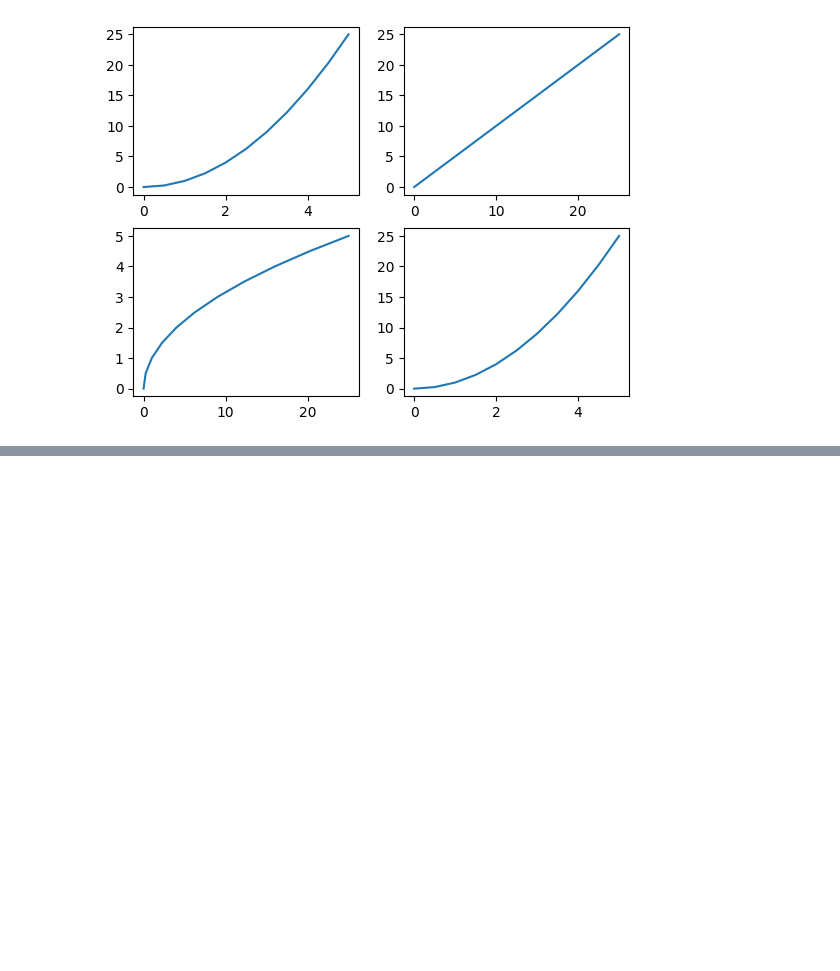
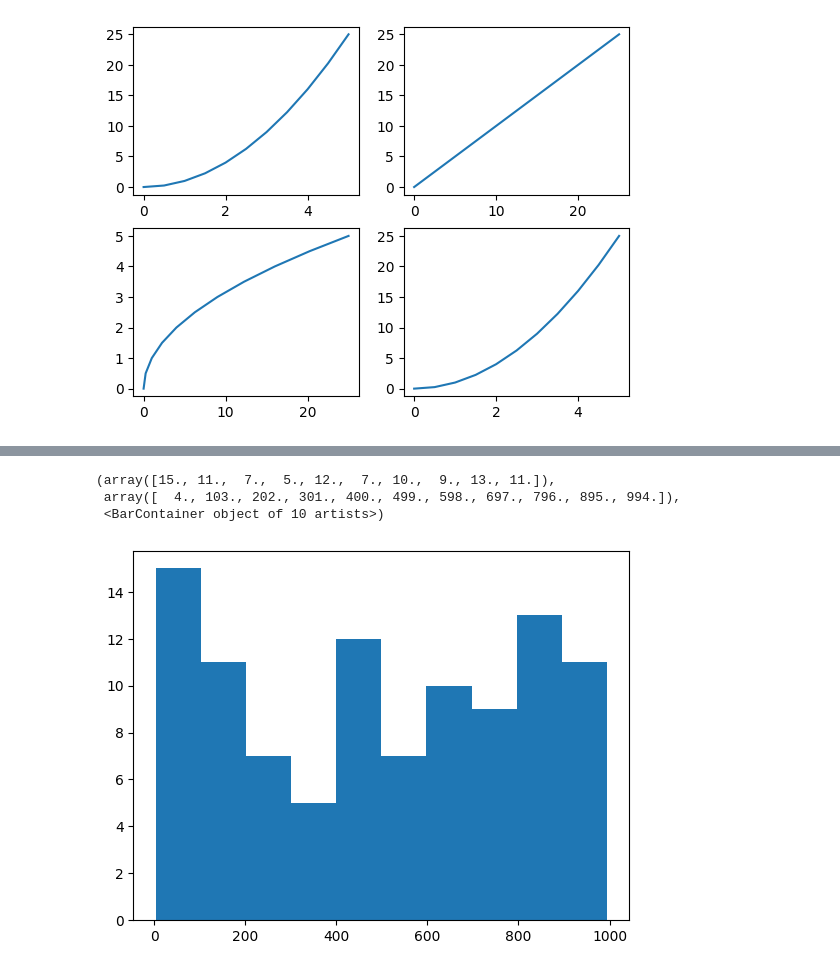
Before and after one commit to talhaghauridev/learn-data-visualization, a Jupyter notebook: 1_matplotlib.ipynb, the cells around one changed output, grey strips where cells are left out. Saved outputs shown, nothing was run; the diff lists cells and outputs as text; code cells hidden in the pictures; blank space fills up the shorter version.

```diff
--- a/1_matplotlib.ipynb
+++ b/1_matplotlib.ipynb
@@ -56,0 +75,9 @@ plt.plot(x**2,x**2)
+# %%
+from random import sample
+data = sample(range(1,1000),100)
+plt.hist(data)
+# %% [output]
+(array([15., 11.,  7.,  5., 12.,  7., 10.,  9., 13., 11.]),
+ array([  4., 103., 202., 301., 400., 499., 598., 697., 796., 895., 994.]),
+ <BarContainer object of 10 artists>)
+[figure, added]
```
Also changed, not shown: parts of 15 cells of this notebook, 1 other file.
